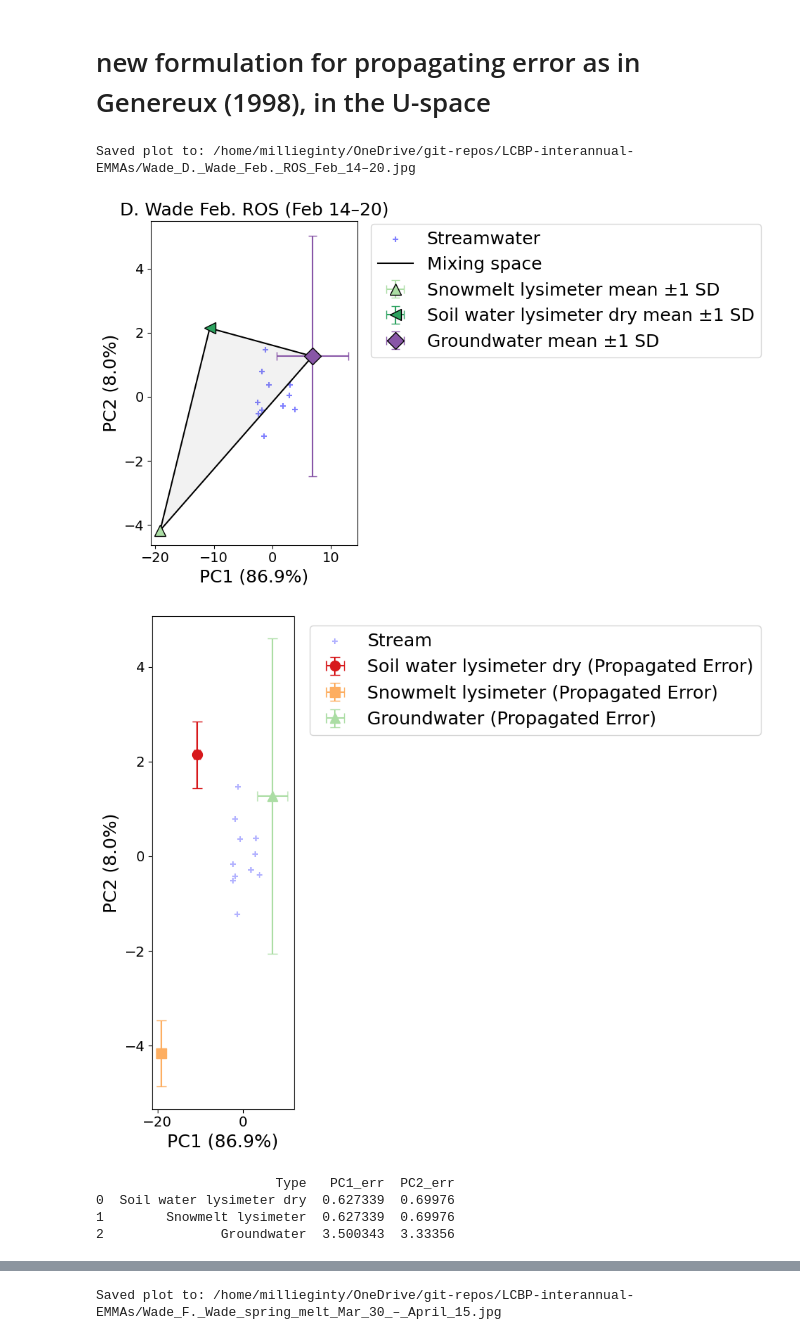
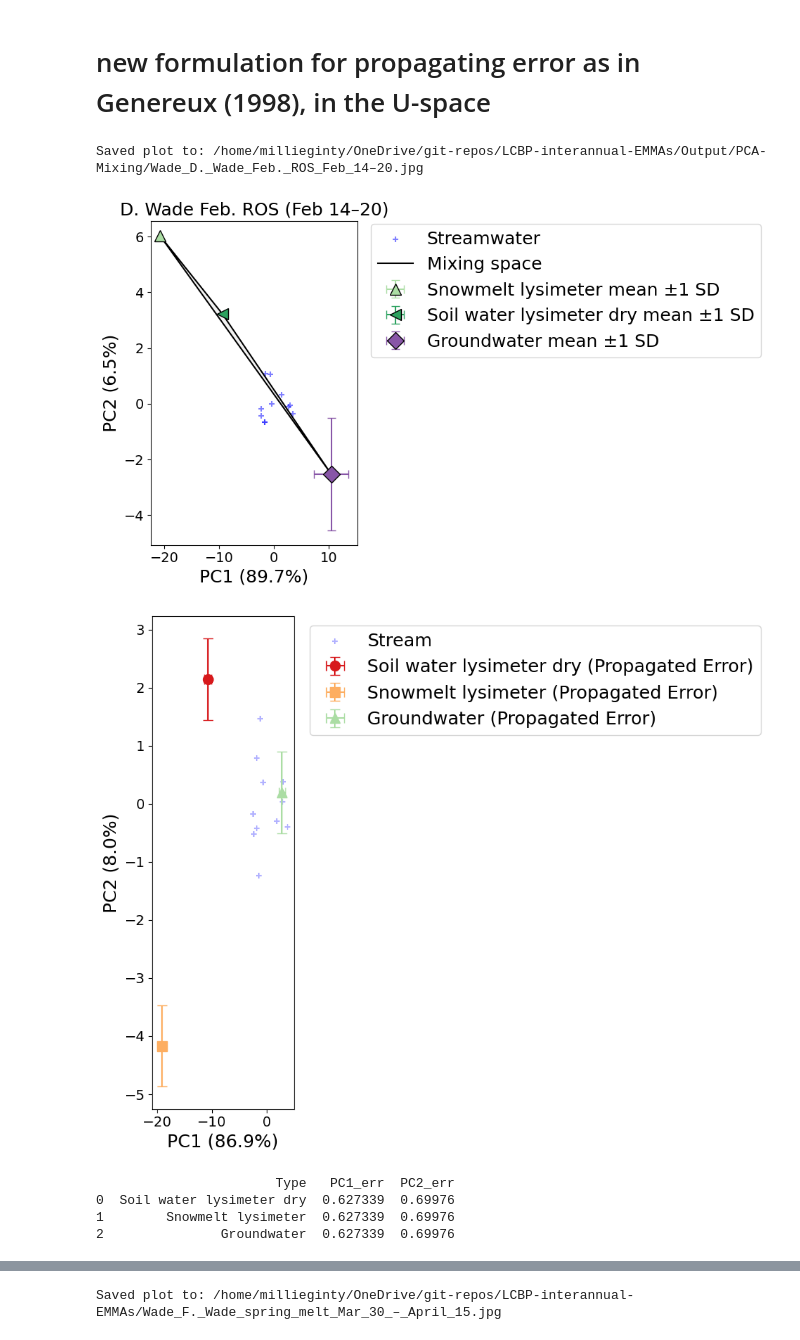
Before and after one commit to MeganEDuffy/LCBP-interannual-EMMAs, a Jupyter notebook: Notebooks/RI23_Wade_PCAwError.ipynb, the cells around one changed output, grey strips where cells are left out. Drawn from its saved outputs; the diff is of its cells as text; code cells hidden in the pictures.

```diff
--- a/Notebooks/RI23_Wade_PCAwError.ipynb
+++ b/Notebooks/RI23_Wade_PCAwError.ipynb
@@ -9,7 +9,7 @@ import pandas as pd
 import EMMA.event_pca_error as ep
 importlib.reload(ep)
 
-# Load the full RI25 dataset
+# Load the full RI23 dataset
 df = pd.read_csv("/home/millieginty/OneDrive/git-repos/EMMA/data/newrnet-chemistry/RI23/RI23-IC-ICP-isotope-toc-joined-Wade.csv")
 
 # Analytical uncertainty for tracers
@@ -39,50 +39,58 @@ analytical_precision_ri23 = {
     # RI23-1034 Pre-event baseflow, labeled as GW in Wade index
 
     # Adding in RI22 and RI25 groundwater samples to try and reduce uncertainty
-        # RIRI22-0860 Bear Pond GW
+        # RI22-0860 Bear Pond GW
         # RI22-0859 High Pond GW
         # RI25-1111 Baseflow
         # RI25-1126 Baseflow
         # RI25-1183 Baseflow
         # RI25-1201 Baseflow
         # RI25-1290 Basedlow
 
 
 ep.plot_event_pca_with_avgEM(
     data=df,
     site="Wade",
     start_date="2023-02-14",
     end_date="2023-02-20",
-    endmember_ids=["RI23-5018", "RI23-5006", "RI23-5000", "RI23-5005",
-                  "RI22-0860", "RI22-0859",
-                  "RI23-1034",
-                  "RI25-1111", "RI25-1126", "RI25-1183", "RI25-1201", "RI25-1290"],
+    endmember_ids=[
+                   "RI23-5018", "RI23-5006", # Homeowner well groundwater March 2023
+                   #"RI22-0860", "RI22-0859", # Homeowner well groundwater 2022
+                   #"RI23-1034", # Pre-event baseflow, labeled as GW in Wade index
+                   #"RI25-1111", "RI25-1126", "RI25-1183", "RI25-1201", "RI25-1290", # 2025 baseflow samples
+                   "RI23-5000", # SWL D February 15 2023
+                   "RI23-5005", # Snowmelt lysimeter 2/15
+                  ],
     title="D. Wade Feb. ROS (Feb 14–20)"
 )
 
 stats_em, pca_model, scaler_model = ep.plot_event_pca_with_error(
     data=df,
     site="Wade",
     start_date="2023-02-14",
     end_date="2023-02-20",
-    endmember_ids=["RI23-5018", "RI23-5006", "RI23-5000", "RI23-5005",
-                  "RI23-1034",
-                  "RI22-0860", "RI22-0859",
-                  "RI25-1111", "RI25-1126", "RI25-1183", "RI25-1201", "RI25-1290"],
-    analytical_dict=analytical_precision_ri23, # Pass the error dictionary here
+    endmember_ids=[
+                   #"RI23-5018", "RI23-5006", # Homeowner well groundwater March 2023
+                   #"RI22-0860", "RI22-0859", # Homeowner well groundwater 2022
+                   "RI23-1034", # Pre-event baseflow, labeled as GW in Wade index
+                   #"RI25-1111", "RI25-1126", "RI25-1183", "RI25-1201", "RI25-1290", # 2025 baseflow samples
+                   "RI23-5000", # SWL D February 15 2023
+                   "RI23-5005", # Snowmelt lysimeter 2/15
+                  ],
+    analytical_dict=analytical_precision_ri23, # Pass the error dictionary
     title="D. Wade Feb. ROS (Feb 14–20)"
 )
 
 # Now 'stats_em' contains your PC1_err and PC2_err for each endmember!
 print(stats_em[['Type', 'PC1_err', 'PC2_err']])
 # %% [output]
-Saved plot to: /home/millieginty/OneDrive/git-repos/LCBP-interannual-EMMAs/Wade_D._Wade_Feb._ROS_Feb_14–20.jpg
+Saved plot to: /home/millieginty/OneDrive/git-repos/LCBP-interannual-EMMAs/Output/PCA-Mixing/Wade_D._Wade_Feb._ROS_Feb_14–20.jpg
-[figure, old version]
+[figure, new version]
-[figure, old version]
+[figure, new version]
                        Type   PC1_err  PC2_err
 0  Soil water lysimeter dry  0.627339  0.69976
 1        Snowmelt lysimeter  0.627339  0.69976
-2               Groundwater  3.500343  3.33356
+2               Groundwater  0.627339  0.69976
 # %%
 import sys
 sys.path.append("/home/millieginty/OneDrive/git-repos/LCBP-interannual-EMMAs/")
```
Also changed, not shown: parts of 1 cell of this notebook, 7 other files.
